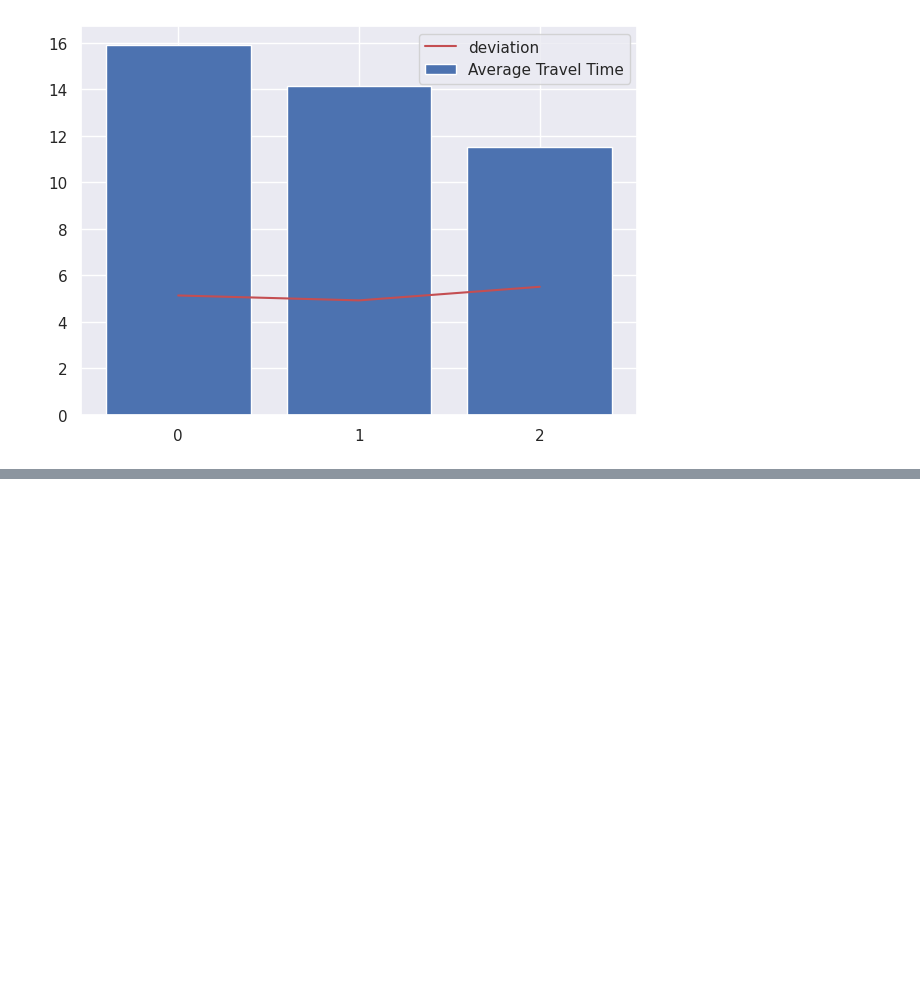
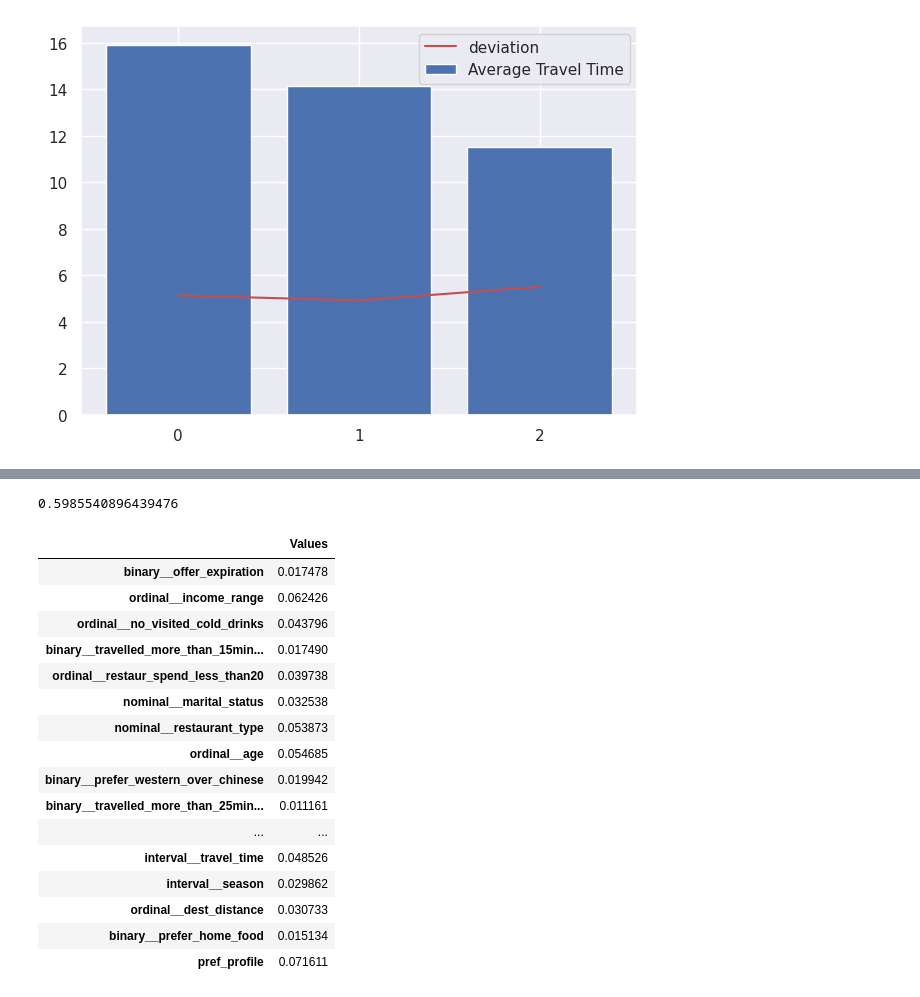
Before and after one commit to risan-raja/msiit, a Jupyter notebook: risan-raja-marketing-strategy-submission-sep-2022.ipynb, the cells around one changed output, grey strips where cells are left out. Drawn from its saved outputs; the diff is of its cells as text; code cells hidden in the pictures; blank space fills up the shorter version.

```diff
--- a/risan-raja-marketing-strategy-submission-sep-2022.ipynb
+++ b/risan-raja-marketing-strategy-submission-sep-2022.ipynb
@@ -887,0 +1076,9 @@ eval_data.rename({"nominal__drop_location": "ordinal__dest_distance"})
+# %%
+X = data[eval_data.columns]
+y = data['target']
+clf = HistGradientBoostingClassifier(categorical_features=[True]*30,random_state=42,learning_rate=0.01,max_iter=10000)
+# clf = RandomForestClassifier(class_weight='balanced',n_jobs=-1,random_state=42,max_depth=5)
+# clf = LogisticRegressionCV(max_iter=100000)
+with parallel_backend('loky'):
+    scores = cross_validate(clf,X,y,scoring='f1_macro',n_jobs=-1,return_train_score=True,cv=RepeatedStratifiedKFold(n_repeats=2))
+scores
@@ -887,0 +1119,30 @@ eval_data.rename({"nominal__drop_location": "ordinal__dest_distance"})
+# %%
+X_train, X_test,y_train, y_test = gen_train_test(X,y,test_size=0.2)
+# %%
+clf = HistGradientBoostingClassifier(categorical_features=[True]*30,random_state=42,learning_rate=0.1,max_iter=10000,early_stopping=True,scoring='f1_macro',validation_fraction=0.1,)
+# clf = RandomForestClassifier(class_weight='balanced',n_jobs=-1,)
+clf.fit(X_train,y_train)
+f1_score(y_test,clf.predict(X_test),average='macro')
+# %% [output]
+0.5985540896439476
+# %%
+RF_feat_imp = pd.DataFrame(clf.feature_importances_,index=clf.feature_names_in_,columns=['Values'])
+RF_feat_imp.style.background_gradient()
+# %% [output]
+|  | Values |
+| binary__offer_expiration | 0.017478 |
+| ordinal__income_range | 0.062426 |
+| ordinal__no_visited_cold_drinks | 0.043796 |
+| binary__travelled_more_than_15min... | 0.017490 |
+| ordinal__restaur_spend_less_than20 | 0.039738 |
+| nominal__marital_status | 0.032538 |
+| nominal__restaurant_type | 0.053873 |
+| ordinal__age | 0.054685 |
+| binary__prefer_western_over_chinese | 0.019942 |
+| binary__travelled_more_than_25min... | 0.011161 |
+| ... | ... |
+| interval__travel_time | 0.048526 |
+| interval__season | 0.029862 |
+| ordinal__dest_distance | 0.030733 |
+| binary__prefer_home_food | 0.015134 |
+| pref_profile | 0.071611 |
```
Also changed, not shown: parts of 30 cells of this notebook, 3 other files.
